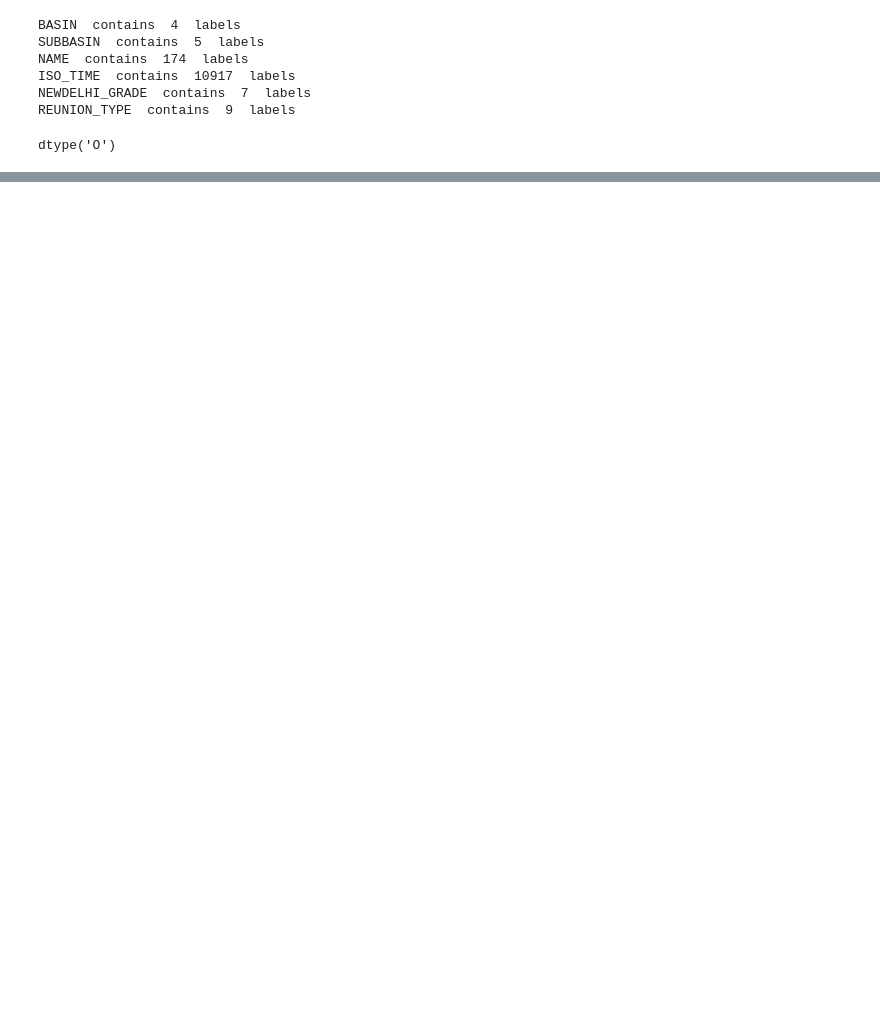
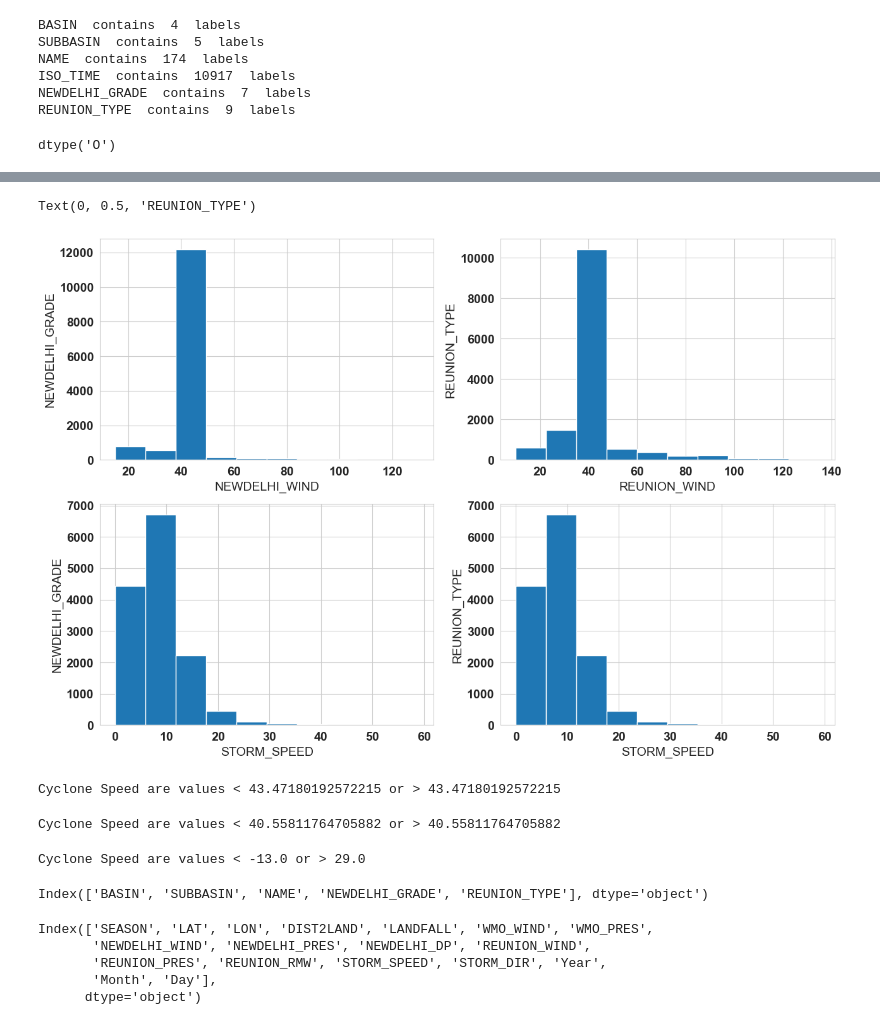
Before and after one commit to SVivekkrishnamurthy/DS_ML_PROJECTS, a Jupyter notebook: Weather_Project/Logistic_Regression_weather_analysis.ipynb, the cells around one changed output, grey strips where cells are left out. Drawn from its saved outputs; the diff is of its cells as text; code cells hidden in the pictures; blank space fills up the shorter version.

```diff
--- a/Weather_Project/Logistic_Regression_weather_analysis.ipynb
+++ b/Weather_Project/Logistic_Regression_weather_analysis.ipynb
@@ -158,0 +513,69 @@ df.head()
+# %%
+# plot histogram to check distribution
+
+plt.figure(figsize=(15,10))
+
+
+plt.subplot(2, 2, 1)
+fig = df.NEWDELHI_WIND.hist(bins=10)
+fig.set_xlabel('NEWDELHI_WIND')
+fig.set_ylabel('NEWDELHI_GRADE')
+
+
+plt.subplot(2, 2, 2)
+fig = df.REUNION_WIND.hist(bins=10)
+fig.set_xlabel('REUNION_WIND')
+fig.set_ylabel('REUNION_TYPE')
+
+plt.subplot(2, 2, 3)
+fig = df.STORM_SPEED.hist(bins=10)
+fig.set_xlabel('STORM_SPEED')
+fig.set_ylabel('NEWDELHI_GRADE')
+
+
+plt.subplot(2, 2, 4)
+fig = df.STORM_SPEED.hist(bins=10)
+fig.set_xlabel('STORM_SPEED')
+fig.set_ylabel('REUNION_TYPE')
+# %% [output]
+Text(0, 0.5, 'REUNION_TYPE')
+[figure, added]
+# %%
+# find outliers for Rainfall variable
+
+IQR = df.REUNION_WIND.quantile(0.75) - df.REUNION_WIND.quantile(0.25)
+Lower_fence = df.REUNION_WIND.quantile(0.25) - (IQR * 3)
+Upper_fence = df.REUNION_WIND.quantile(0.75) + (IQR * 3)
+print('Cyclone Speed are values < {lowerboundary} or > {upperboundary}'.format(lowerboundary=Lower_fence, upperboundary=Upper_fence))
+# %% [output]
+Cyclone Speed are values < 43.47180192572215 or > 43.47180192572215
+# %%
+IQR = df.NEWDELHI_WIND.quantile(0.75) - df.NEWDELHI_WIND.quantile(0.25)
+Lower_fence = df.NEWDELHI_WIND.quantile(0.25) - (IQR * 3)
+Upper_fence = df.NEWDELHI_WIND.quantile(0.75) + (IQR * 3)
+print('Cyclone Speed are values < {lowerboundary} or > {upperboundary}'.format(lowerboundary=Lower_fence, upperboundary=Upper_fence))
+# %% [output]
+Cyclone Speed are values < 40.55811764705882 or > 40.55811764705882
+# %%
+IQR = df.STORM_SPEED.quantile(0.75) - df.STORM_SPEED.quantile(0.25)
+Lower_fence = df.STORM_SPEED.quantile(0.25) - (IQR * 3)
+Upper_fence = df.STORM_SPEED.quantile(0.75) + (IQR * 3)
+print('Cyclone Speed are values < {lowerboundary} or > {upperboundary}'.format(lowerboundary=Lower_fence, upperboundary=Upper_fence))
+# %% [output]
+Cyclone Speed are values < -13.0 or > 29.0
+# %%
+#Categorical variables:
+categorical = df.select_dtypes(include = ["object"]).keys()
+print(categorical)
+# %% [output]
+Index(['BASIN', 'SUBBASIN', 'NAME', 'NEWDELHI_GRADE', 'REUNION_TYPE'], dtype='object')
+# %%
+#Quantitative variables:
+quantitative = df.select_dtypes(include = ["int64","float64"]).keys()
+print(quantitative)
+# %% [output]
+Index(['SEASON', 'LAT', 'LON', 'DIST2LAND', 'LANDFALL', 'WMO_WIND', 'WMO_PRES',
+       'NEWDELHI_WIND', 'NEWDELHI_PRES', 'NEWDELHI_DP', 'REUNION_WIND',
+       'REUNION_PRES', 'REUNION_RMW', 'STORM_SPEED', 'STORM_DIR', 'Year',
+       'Month', 'Day'],
+      dtype='object')
```
Also changed, not shown: parts of 59 cells of this notebook.
